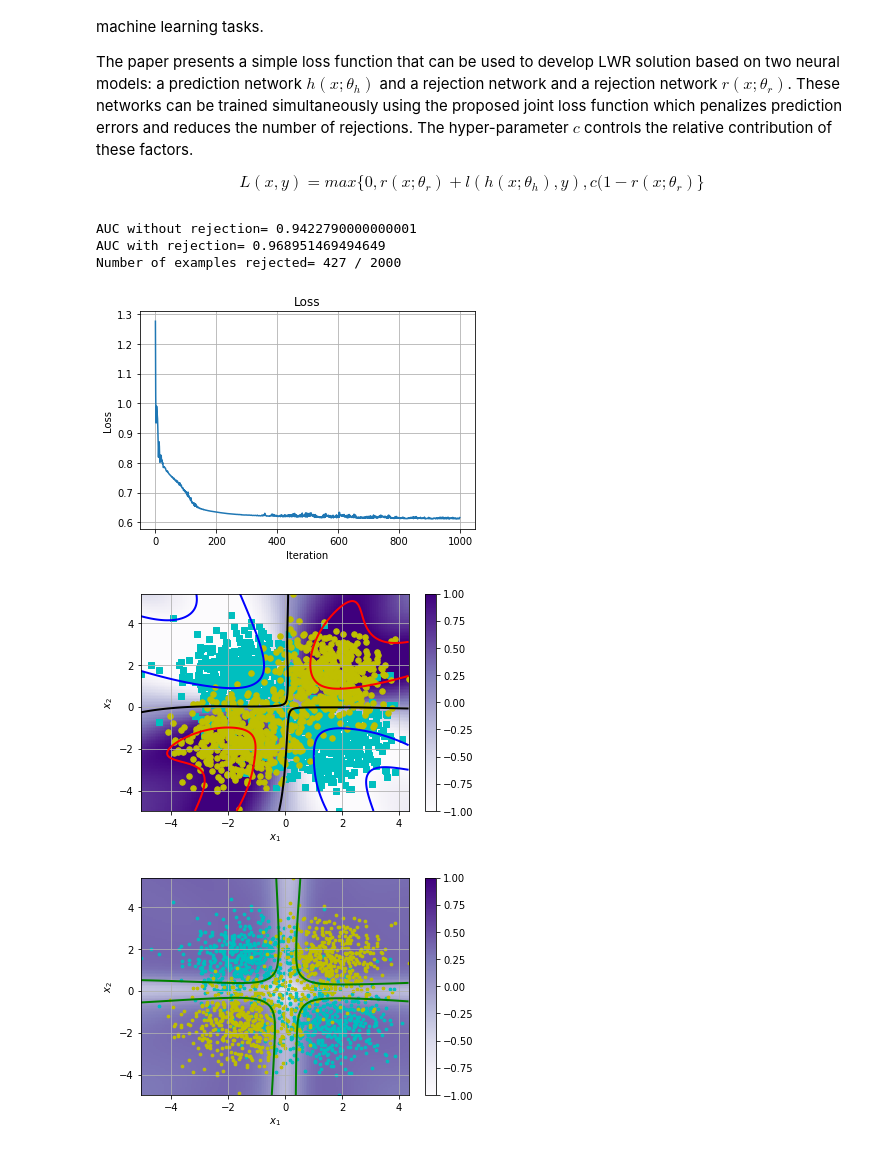
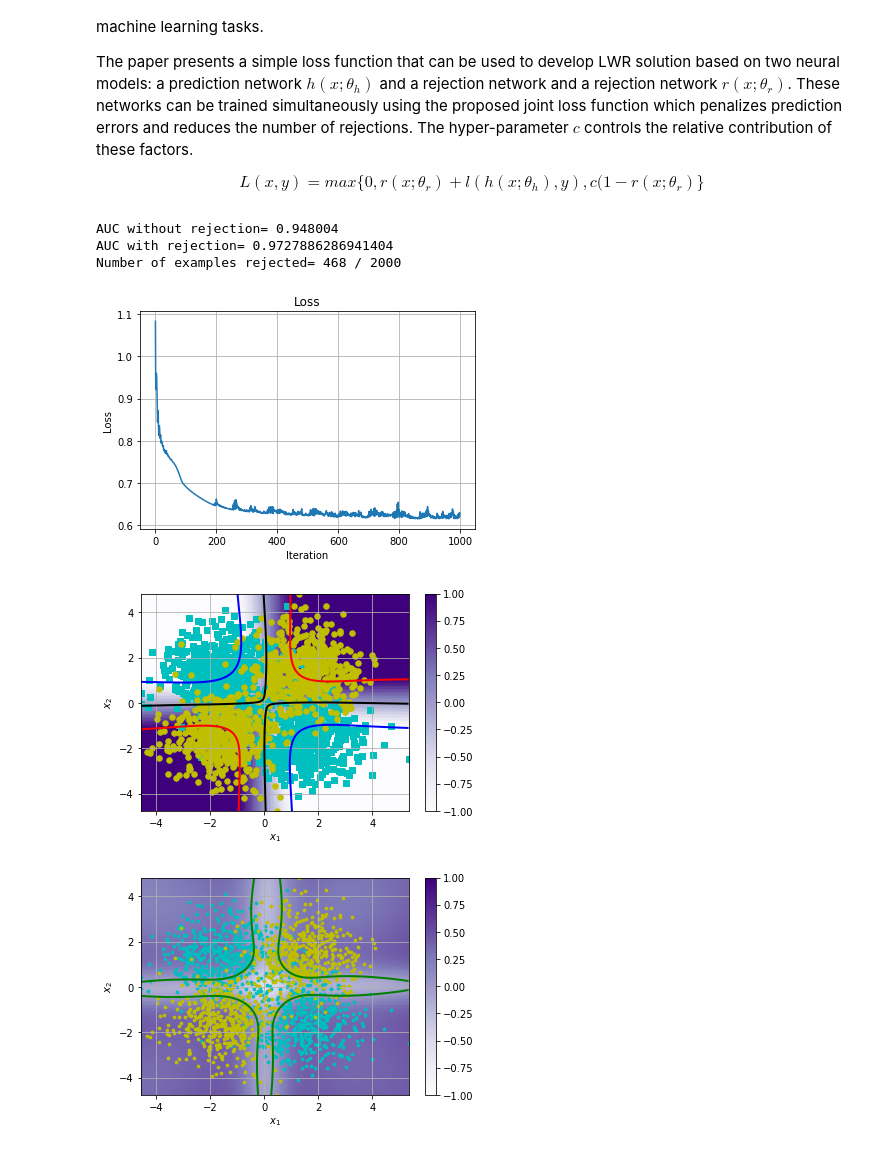
Before and after one commit to foxtrotmike/LWR, a Jupyter notebook: lwr_xor2.ipynb, the cells around one changed output. Saved outputs shown, nothing was run; the diff lists cells and outputs as text; code cells hidden in the pictures.

```diff
--- a/lwr_xor2.ipynb
+++ b/lwr_xor2.ipynb
@@ -63,7 +63,8 @@ class Net(nn.Module):
         self.out = nn.Linear(10,1)
     def forward(self,x):
         x = self.hidden1(x)
-        x = torch.tanh(x)
+        #x = torch.tanh(x)
+        x = x*(torch.tanh(F.softplus(x))) #MISH:  (https://arxiv.org/abs/1908.08681v1)
         x = self.out(x)
         return x
 
@@ -77,7 +78,8 @@ class RejNet(nn.Module):
         self.out = nn.Linear(100,1)
     def forward(self,x):
         x = self.hidden1(x)
-        x = torch.tanh(x)
+        #x = torch.tanh(x)
+        x = x*(torch.tanh(F.softplus(x)))
         x = self.out(x)
         x = torch.tanh(x)
         return x
@@ -106,13 +108,13 @@ Ytr=Variable(torch.from_numpy(labels)).type(torch.FloatTensor)
 
 class_epochs=1000
 mlp_class=Net(Xtr.shape[1])
-optimizer = optim.Adam(mlp_class.parameters(), lr=0.01,weight_decay=0.001) #
+optimizer = optim.Adam(mlp_class.parameters(), lr=0.01,weight_decay=0.00) #
 
 zero=np.zeros(Ytr.shape)
 zero=Variable(torch.from_numpy(zero)).type(torch.FloatTensor)
 
 mlp_rej=RejNet(Xtr.shape[1])
-optimizer_rej = optim.Adam(mlp_rej.parameters(), lr=0.01,weight_decay=0.0001)
+optimizer_rej = optim.Adam(mlp_rej.parameters(), lr=0.01,weight_decay=0.000)
 
 c=0.650
 L=[]
@@ -222,36 +224,36 @@ def plotit(X,Y=None,clf=None,  conts = None, ccolors = ('b','k','r'), colors = (
         plt.pcolormesh(x, y, z,cmap=plt.cm.Purples,vmin=vmin,vmax=vmax);plt.colorbar()
         plt.axis([minx,maxx,miny,maxy])
 
     if Y is not None:
         for i,y in enumerate(classes):
             if colors is None or colors=='scaled':
                 cc = np.array([[i,i,i]])/float(len(classes))
             elif colors =='random':
                 cc = np.array([[np.random.rand(),np.random.rand(),np.random.rand()]])
             else:
                 cc = colors[i%len(colors)]
             mm = markers[i%len(markers)]
             plt.scatter(X[Y==y,d0],X[Y==y,d1], marker = mm,c = cc, s = 30)
 
     else:
         plt.scatter(X[:,d0],X[:,d1],marker = markers[0], c = 'k', s = 5)
     plt.xlabel('$x_1$')
     plt.ylabel('$x_2$')
     if not hold:
         plt.grid()
         plt.show()
 
 X2=np.array(X)
 # output of classification network
 plt.figure()
 plotit(X2,Y,clf=mlp_class, transform = None, conts =[-1,0,1])
 # output of rejection network
 plt.figure()
 plotit(X2,Y,clf=mlp_rej, transform = None, conts =[0], ccolors = ['g'], markers = ('.','.') )
 # %% [output]
-AUC without rejection= 0.9422790000000001
-AUC with rejection= 0.968951469494649
-Number of examples rejected= 427 / 2000
+AUC without rejection= 0.948004
+AUC with rejection= 0.9727886286941404
+Number of examples rejected= 468 / 2000
-[figure, old version]
+[figure, new version]
-[figure, old version]
+[figure, new version]
-[figure, old version]
+[figure, new version]
```
